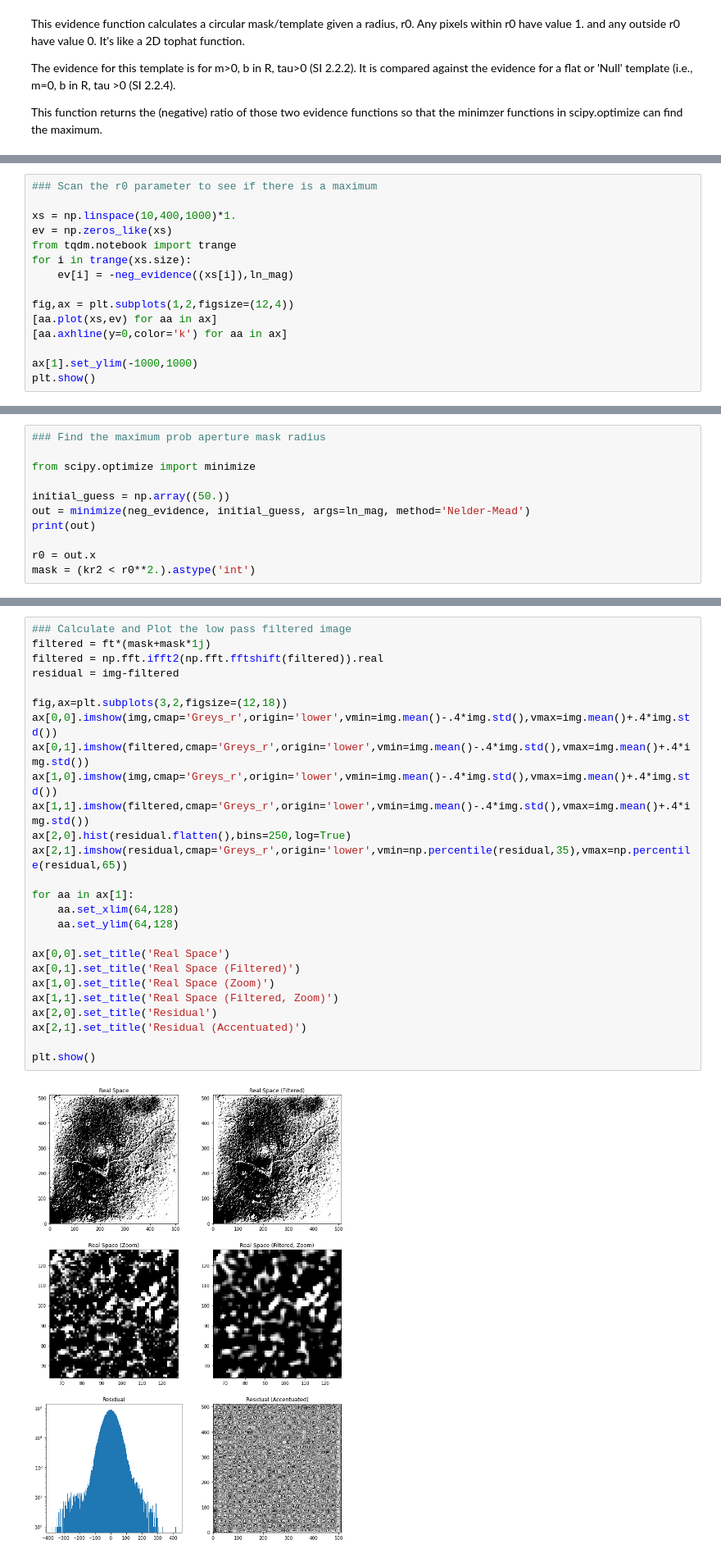
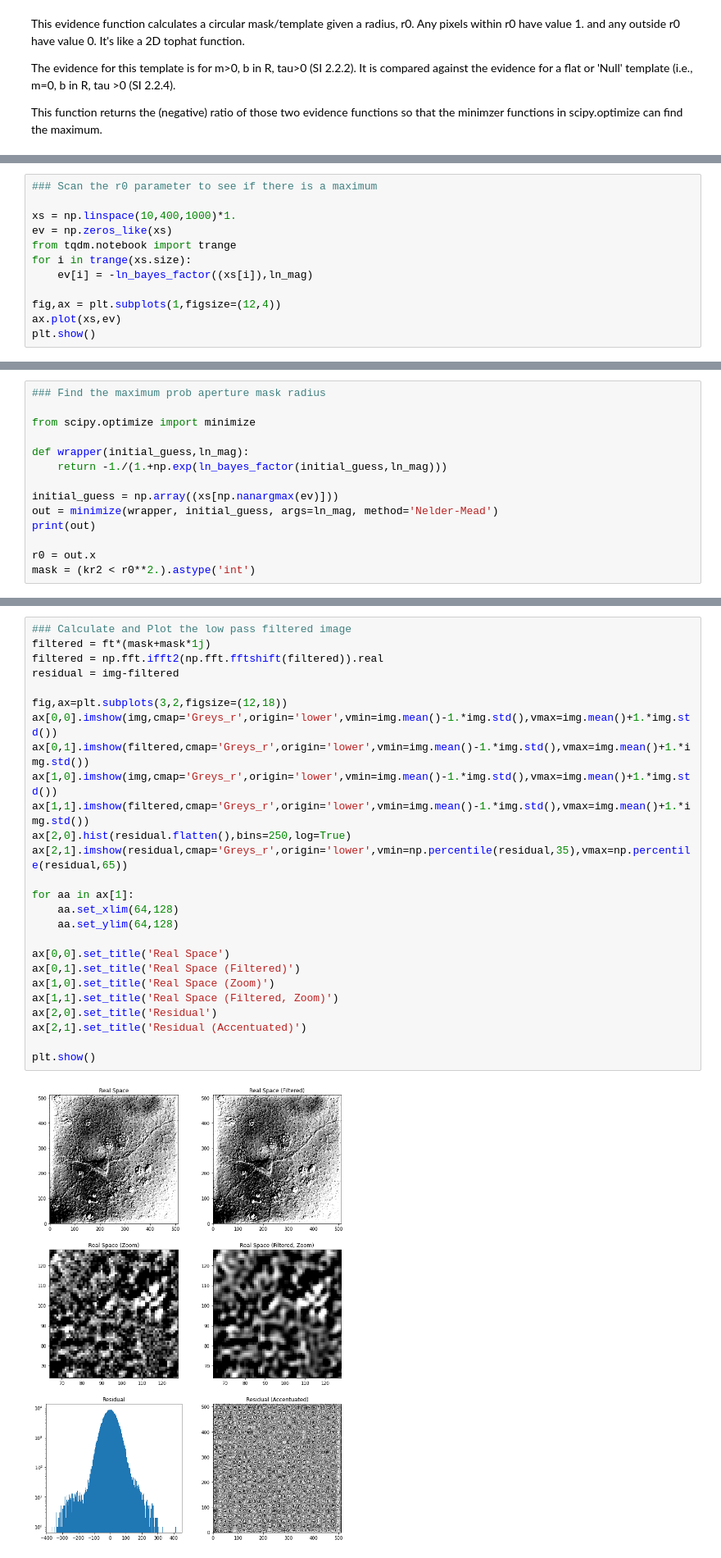
Before and after one commit to bayes-shape-calc/examples, a Jupyter notebook: _notebooks/2021-11-21-Microscopy-Automatic-Aperture-Filtering.ipynb, the cells around one changed output, grey strips where cells are left out. Shown at 82% size. Saved outputs shown, nothing was run; the diff lists cells and outputs as text.

```diff
--- a/_notebooks/2021-11-21-Microscopy-Automatic-Aperture-Filtering.ipynb
+++ b/_notebooks/2021-11-21-Microscopy-Automatic-Aperture-Filtering.ipynb
@@ -116,12 +108,9 @@ xs = np.linspace(10,400,1000)*1.
 ev = np.zeros_like(xs)
 from tqdm.notebook import trange
 for i in trange(xs.size):
-    ev[i] = -neg_evidence((xs[i]),ln_mag)
+    ev[i] = -ln_bayes_factor((xs[i]),ln_mag)
 
-fig,ax = plt.subplots(1,2,figsize=(12,4))
-[aa.plot(xs,ev) for aa in ax]
-[aa.axhline(y=0,color='k') for aa in ax]
-
-ax[1].set_ylim(-1000,1000)
+fig,ax = plt.subplots(1,figsize=(12,4))
+ax.plot(xs,ev)
 plt.show()
 # %% [output]
@@ -131,8 +120,11 @@ plt.show()
 
 from scipy.optimize import minimize
 
-initial_guess = np.array((50.))
-out = minimize(neg_evidence, initial_guess, args=ln_mag, method='Nelder-Mead')
+def wrapper(initial_guess,ln_mag):
+    return -1./(1.+np.exp(ln_bayes_factor(initial_guess,ln_mag)))
+
+initial_guess = np.array((xs[np.nanargmax(ev)]))
+out = minimize(wrapper, initial_guess, args=ln_mag, method='Nelder-Mead')
 print(out)
 
 r0 = out.x
@@ -160,31 +152,31 @@ plt.show()
 # %%
 ### Calculate and Plot the low pass filtered image
 filtered = ft*(mask+mask*1j)
 filtered = np.fft.ifft2(np.fft.fftshift(filtered)).real
 residual = img-filtered
 
 fig,ax=plt.subplots(3,2,figsize=(12,18))
-ax[0,0].imshow(img,cmap='Greys_r',origin='lower',vmin=img.mean()-.4*img.std(),vmax=img.mean()+.4*img.std())
-ax[0,1].imshow(filtered,cmap='Greys_r',origin='lower',vmin=img.mean()-.4*img.std(),vmax=img.mean()+.4*img.std())
-ax[1,0].imshow(img,cmap='Greys_r',origin='lower',vmin=img.mean()-.4*img.std(),vmax=img.mean()+.4*img.std())
-ax[1,1].imshow(filtered,cmap='Greys_r',origin='lower',vmin=img.mean()-.4*img.std(),vmax=img.mean()+.4*img.std())
+ax[0,0].imshow(img,cmap='Greys_r',origin='lower',vmin=img.mean()-1.*img.std(),vmax=img.mean()+1.*img.std())
+ax[0,1].imshow(filtered,cmap='Greys_r',origin='lower',vmin=img.mean()-1.*img.std(),vmax=img.mean()+1.*img.std())
+ax[1,0].imshow(img,cmap='Greys_r',origin='lower',vmin=img.mean()-1.*img.std(),vmax=img.mean()+1.*img.std())
+ax[1,1].imshow(filtered,cmap='Greys_r',origin='lower',vmin=img.mean()-1.*img.std(),vmax=img.mean()+1.*img.std())
 ax[2,0].hist(residual.flatten(),bins=250,log=True)
 ax[2,1].imshow(residual,cmap='Greys_r',origin='lower',vmin=np.percentile(residual,35),vmax=np.percentile(residual,65))
 
 for aa in ax[1]:
     aa.set_xlim(64,128)
     aa.set_ylim(64,128)
 
 ax[0,0].set_title('Real Space')
 ax[0,1].set_title('Real Space (Filtered)')
 ax[1,0].set_title('Real Space (Zoom)')
 ax[1,1].set_title('Real Space (Filtered, Zoom)')
 ax[2,0].set_title('Residual')
 ax[2,1].set_title('Residual (Accentuated)')
 
 plt.show()
 # %% [output]
-[figure, old version]
+[figure, new version]
 # %%
 ### Show the original and filtered image (first three fluorescence channels) in RGB
 filtered = np.zeros((nx,ny,3))
```
Also changed, not shown: parts of 4 cells of this notebook, 1 other file.
